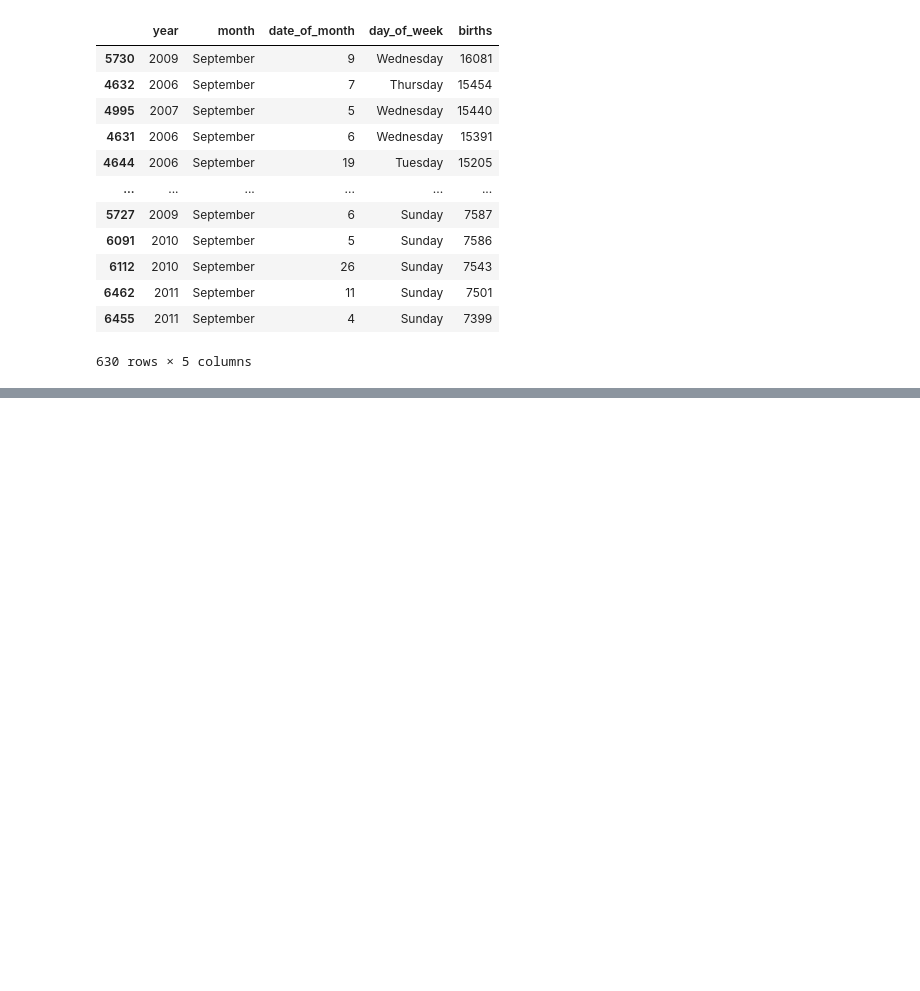
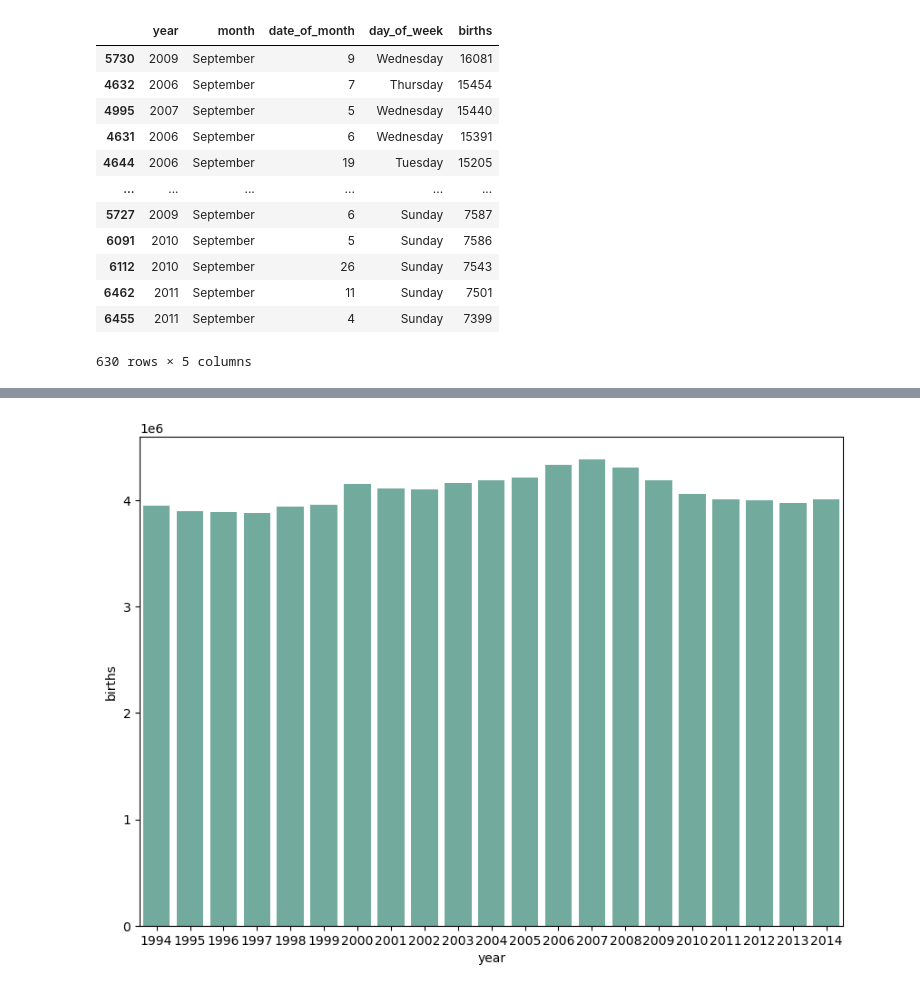
Before and after one commit to Timothyspratt/DA11_Capstone, a Jupyter notebook: notebook/capstone_da_11.ipynb, the cells around one changed output, grey strips where cells are left out. Saved outputs shown, nothing was run; the diff lists cells and outputs as text; code cells hidden in the pictures; blank space fills up the shorter version.

```diff
--- a/notebook/capstone_da_11.ipynb
+++ b/notebook/capstone_da_11.ipynb
@@ -209,0 +239,2 @@ all_births[all_births['month']==highest_births].plot(x='year',y='births',
+# %%
+births_per_year = all_births.groupby('year')['births'].sum().reset_index()
@@ -209,0 +261,10 @@ all_births[all_births['month']==highest_births].plot(x='year',y='births',
+# %%
+plt.figure(figsize=(10, 7))
+
+sns.barplot(
+    data=births_per_year,
+    x="year",
+    y="births",
+    color='#69b3a2');
+# %% [output]
+[figure, added]
```
Also changed, not shown: parts of 35 cells of this notebook.
